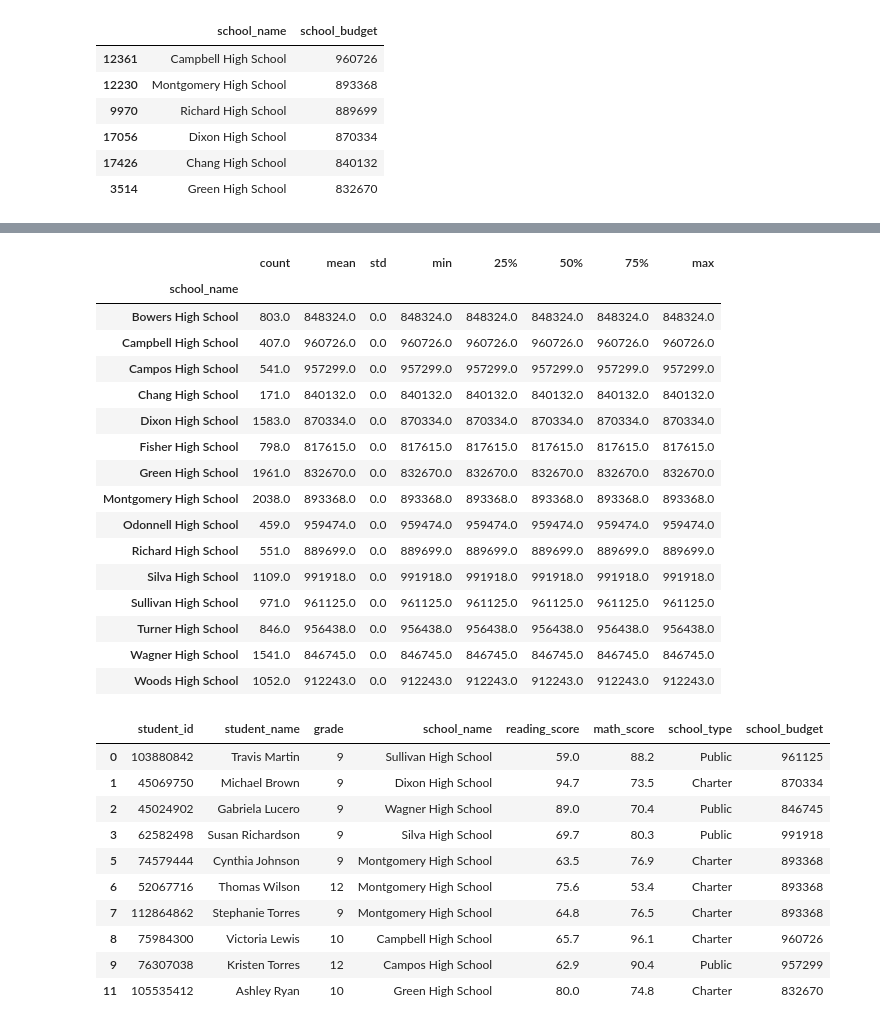
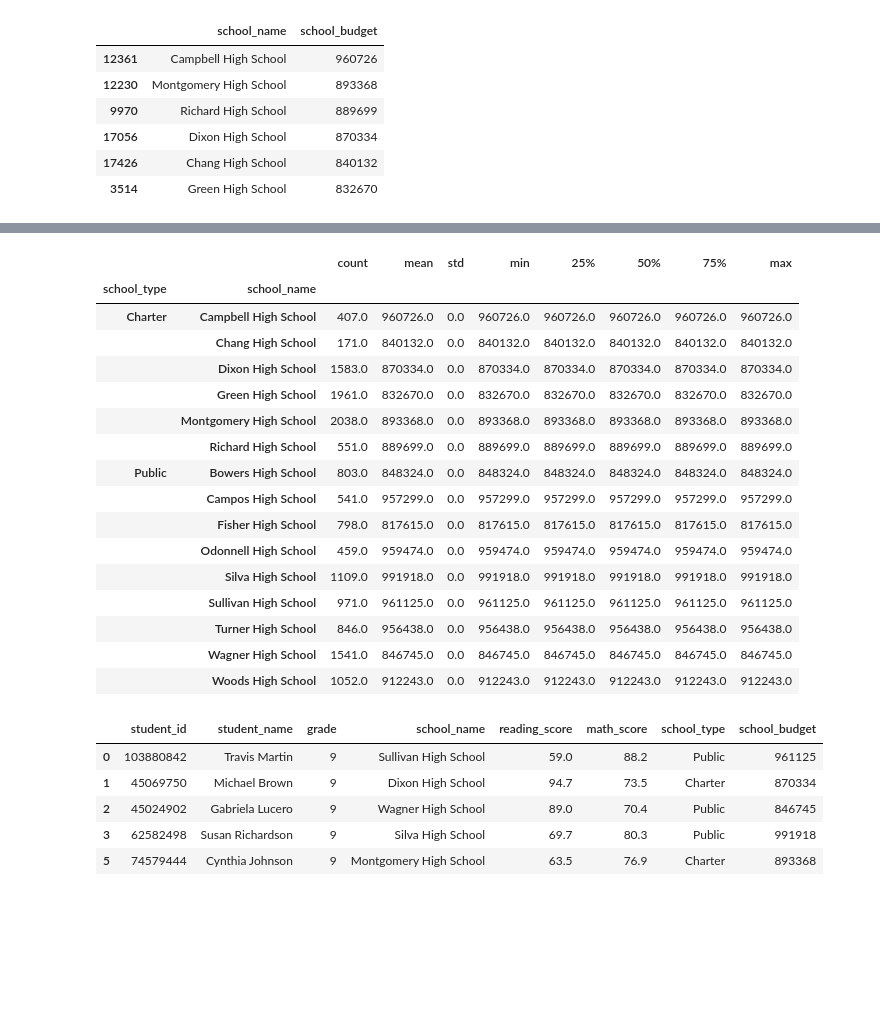
Before and after one commit to vikas0809/PyCitySchools, a Jupyter notebook: Student_Data_Challenge_Starter_Code.ipynb, the cells around one changed output, grey strips where cells are left out. Drawn from its saved outputs; the diff is of its cells as text; code cells hidden in the pictures; blank space fills up the shorter version.

```diff
--- a/Student_Data_Challenge_Starter_Code.ipynb
+++ b/Student_Data_Challenge_Starter_Code.ipynb
@@ -439,26 +419,25 @@ c2_student_df.groupby('school_name')[['reading_score','math_score']].describe()
 # %%
-#financial stats for schools
-c2_student_df.groupby('school_name')['school_budget'].describe().round(2)
+10
 # %% [output]
-|  | count | mean | std | min | 25% | 50% | 75% | max |
-| school_name |  |  |  |  |  |  |  |  |
-| Bowers High School | 803.0 | 848324.0 | 0.0 | 848324.0 | 848324.0 | 848324.0 | 848324.0 | 848324.0 |
-| Campbell High School | 407.0 | 960726.0 | 0.0 | 960726.0 | 960726.0 | 960726.0 | 960726.0 | 960726.0 |
-| Campos High School | 541.0 | 957299.0 | 0.0 | 957299.0 | 957299.0 | 957299.0 | 957299.0 | 957299.0 |
-| Chang High School | 171.0 | 840132.0 | 0.0 | 840132.0 | 840132.0 | 840132.0 | 840132.0 | 840132.0 |
-| Dixon High School | 1583.0 | 870334.0 | 0.0 | 870334.0 | 870334.0 | 870334.0 | 870334.0 | 870334.0 |
-| Fisher High School | 798.0 | 817615.0 | 0.0 | 817615.0 | 817615.0 | 817615.0 | 817615.0 | 817615.0 |
-| Green High School | 1961.0 | 832670.0 | 0.0 | 832670.0 | 832670.0 | 832670.0 | 832670.0 | 832670.0 |
-| Montgomery High School | 2038.0 | 893368.0 | 0.0 | 893368.0 | 893368.0 | 893368.0 | 893368.0 | 893368.0 |
-| Odonnell High School | 459.0 | 959474.0 | 0.0 | 959474.0 | 959474.0 | 959474.0 | 959474.0 | 959474.0 |
-| Richard High School | 551.0 | 889699.0 | 0.0 | 889699.0 | 889699.0 | 889699.0 | 889699.0 | 889699.0 |
-| Silva High School | 1109.0 | 991918.0 | 0.0 | 991918.0 | 991918.0 | 991918.0 | 991918.0 | 991918.0 |
-| Sullivan High School | 971.0 | 961125.0 | 0.0 | 961125.0 | 961125.0 | 961125.0 | 961125.0 | 961125.0 |
-| Turner High School | 846.0 | 956438.0 | 0.0 | 956438.0 | 956438.0 | 956438.0 | 956438.0 | 956438.0 |
-| Wagner High School | 1541.0 | 846745.0 | 0.0 | 846745.0 | 846745.0 | 846745.0 | 846745.0 | 846745.0 |
-| Woods High School | 1052.0 | 912243.0 | 0.0 | 912243.0 | 912243.0 | 912243.0 | 912243.0 | 912243.0 |
+|  |  | count | mean | std | min | 25% | 50% | 75% | max |
+| school_type | school_name |  |  |  |  |  |  |  |  |
+| Charter | Campbell High School | 407.0 | 960726.0 | 0.0 | 960726.0 | 960726.0 | 960726.0 | 960726.0 | 960726.0 |
+|  | Chang High School | 171.0 | 840132.0 | 0.0 | 840132.0 | 840132.0 | 840132.0 | 840132.0 | 840132.0 |
+|  | Dixon High School | 1583.0 | 870334.0 | 0.0 | 870334.0 | 870334.0 | 870334.0 | 870334.0 | 870334.0 |
+|  | Green High School | 1961.0 | 832670.0 | 0.0 | 832670.0 | 832670.0 | 832670.0 | 832670.0 | 832670.0 |
+|  | Montgomery High School | 2038.0 | 893368.0 | 0.0 | 893368.0 | 893368.0 | 893368.0 | 893368.0 | 893368.0 |
+|  | Richard High School | 551.0 | 889699.0 | 0.0 | 889699.0 | 889699.0 | 889699.0 | 889699.0 | 889699.0 |
+| Public | Bowers High School | 803.0 | 848324.0 | 0.0 | 848324.0 | 848324.0 | 848324.0 | 848324.0 | 848324.0 |
+|  | Campos High School | 541.0 | 957299.0 | 0.0 | 957299.0 | 957299.0 | 957299.0 | 957299.0 | 957299.0 |
+|  | Fisher High School | 798.0 | 817615.0 | 0.0 | 817615.0 | 817615.0 | 817615.0 | 817615.0 | 817615.0 |
+|  | Odonnell High School | 459.0 | 959474.0 | 0.0 | 959474.0 | 959474.0 | 959474.0 | 959474.0 | 959474.0 |
+|  | Silva High School | 1109.0 | 991918.0 | 0.0 | 991918.0 | 991918.0 | 991918.0 | 991918.0 | 991918.0 |
+|  | Sullivan High School | 971.0 | 961125.0 | 0.0 | 961125.0 | 961125.0 | 961125.0 | 961125.0 | 961125.0 |
+|  | Turner High School | 846.0 | 956438.0 | 0.0 | 956438.0 | 956438.0 | 956438.0 | 956438.0 | 956438.0 |
+|  | Wagner High School | 1541.0 | 846745.0 | 0.0 | 846745.0 | 846745.0 | 846745.0 | 846745.0 | 846745.0 |
+|  | Woods High School | 1052.0 | 912243.0 | 0.0 | 912243.0 | 912243.0 | 912243.0 | 912243.0 | 912243.0 |
 # %%
-c2_student_df.head(10)
+c2_student_df.head()
 # %% [output]
 |  | student_id | student_name | grade | school_name | reading_score | math_score | school_type | school_budget |
 | 0 | 103880842 | Travis Martin | 9 | Sullivan High School | 59.0 | 88.2 | Public | 961125 |
@@ -466,8 +445,3 @@ c2_student_df.head(10)
 | 2 | 45024902 | Gabriela Lucero | 9 | Wagner High School | 89.0 | 70.4 | Public | 846745 |
 | 3 | 62582498 | Susan Richardson | 9 | Silva High School | 69.7 | 80.3 | Public | 991918 |
 | 5 | 74579444 | Cynthia Johnson | 9 | Montgomery High School | 63.5 | 76.9 | Charter | 893368 |
-| 6 | 52067716 | Thomas Wilson | 12 | Montgomery High School | 75.6 | 53.4 | Charter | 893368 |
-| 7 | 112864862 | Stephanie Torres | 9 | Montgomery High School | 64.8 | 76.5 | Charter | 893368 |
-| 8 | 75984300 | Victoria Lewis | 10 | Campbell High School | 65.7 | 96.1 | Charter | 960726 |
-| 9 | 76307038 | Kristen Torres | 12 | Campos High School | 62.9 | 90.4 | Public | 957299 |
-| 11 | 105535412 | Ashley Ryan | 10 | Green High School | 80.0 | 74.8 | Charter | 832670 |
```
Also changed, not shown: parts of 24 cells of this notebook.
